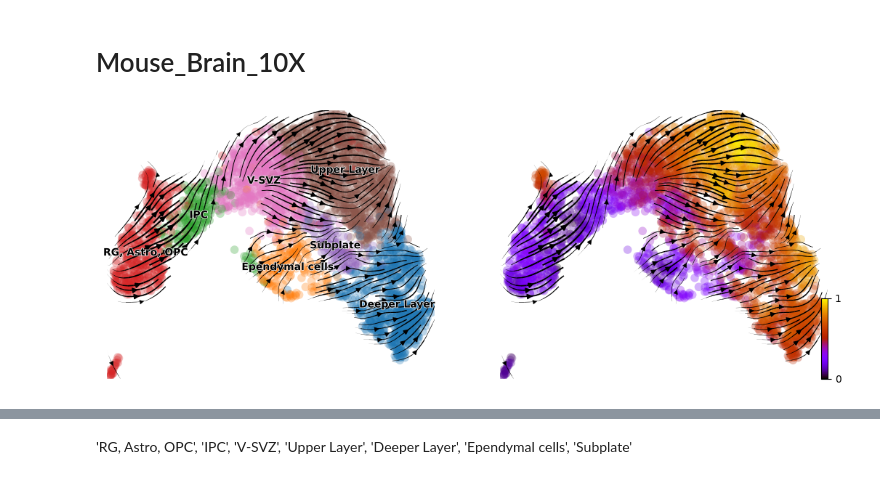
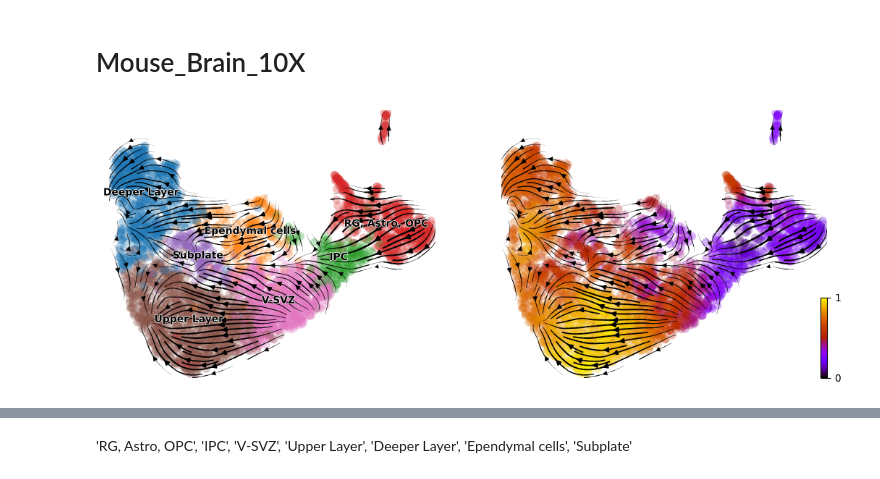
Before and after one commit to StatBiomed/CRAK-Velo, a Jupyter notebook: notebooks/Nour.ipynb, the cells around one changed output, grey strips where cells are left out. Cells and saved outputs as stored; diff of their text form; code cells hidden in the pictures.

```diff
--- a/notebooks/Nour.ipynb
+++ b/notebooks/Nour.ipynb
@@ -18,7 +18,7 @@ warnings.filterwarnings("ignore")
 # %% [markdown]
 # Mouse_Brain_10X
 # %%
-save_dir = "0624_163338" #0624_190623
+save_dir = "0625_201315"
 
 path_result = "/data/nelkazwi/RNA_velo/Unitvelo_atac/E18_mouse_brain_10X/Mode_2/checkpoints/VelocityDemo/"
 adata = sc.read(path_result+str(save_dir)+"/model_last.h5ad")
@@ -29,10 +29,10 @@ adata_unv = sc.read_h5ad(path+"unitvelo_fit_data.h5ad")
 # %%
 adata.obsm['X_umap'] = adata_unv.obsm['X_umap']
 # %%
-#sc.pp.neighbors(adata)
-#sc.tl.umap(adata, n_components=2)
+sc.pp.neighbors(adata)
+sc.tl.umap(adata, n_components=2)
 #sc.pl.umap(adata,color=["celltype","latent_time"],legend_loc = 'on data',color_map='gnuplot')
 scv.tl.velocity_graph(adata)
 scv.pl.velocity_embedding_stream(adata, color=['celltype','latent_time'], dpi=100, title='',color_map='gnuplot')
 # %% [output]
-[figure, old version]
+[figure, new version]
```
Also changed, not shown: parts of 8 cells of this notebook, 7 other files.
